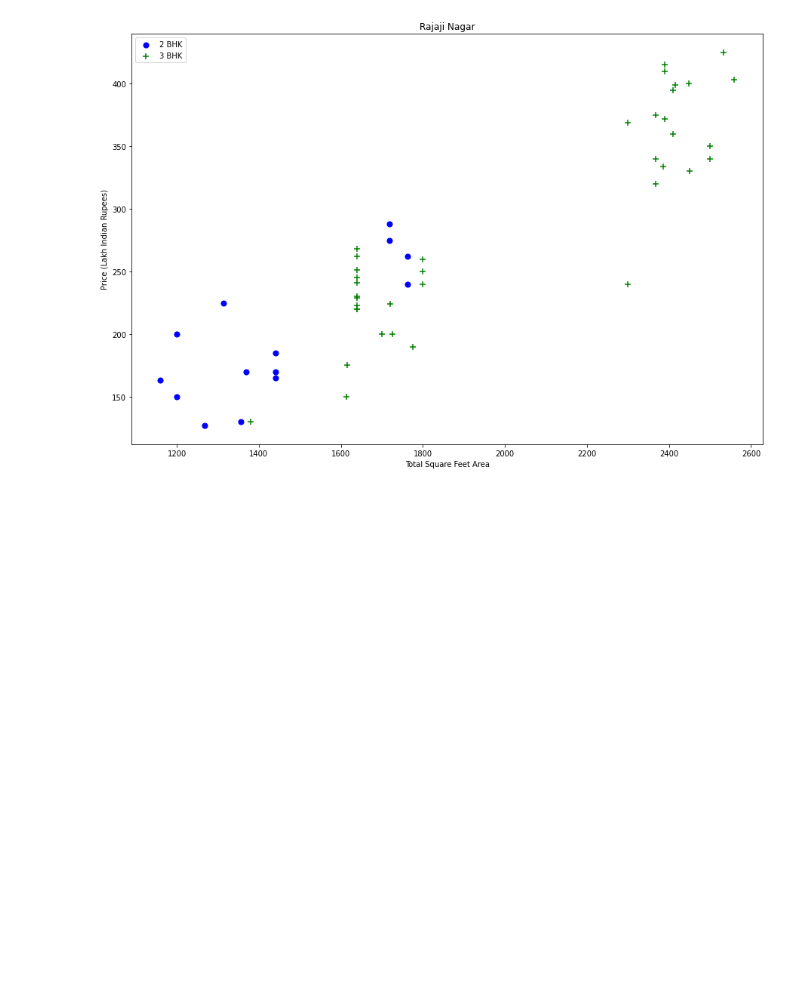
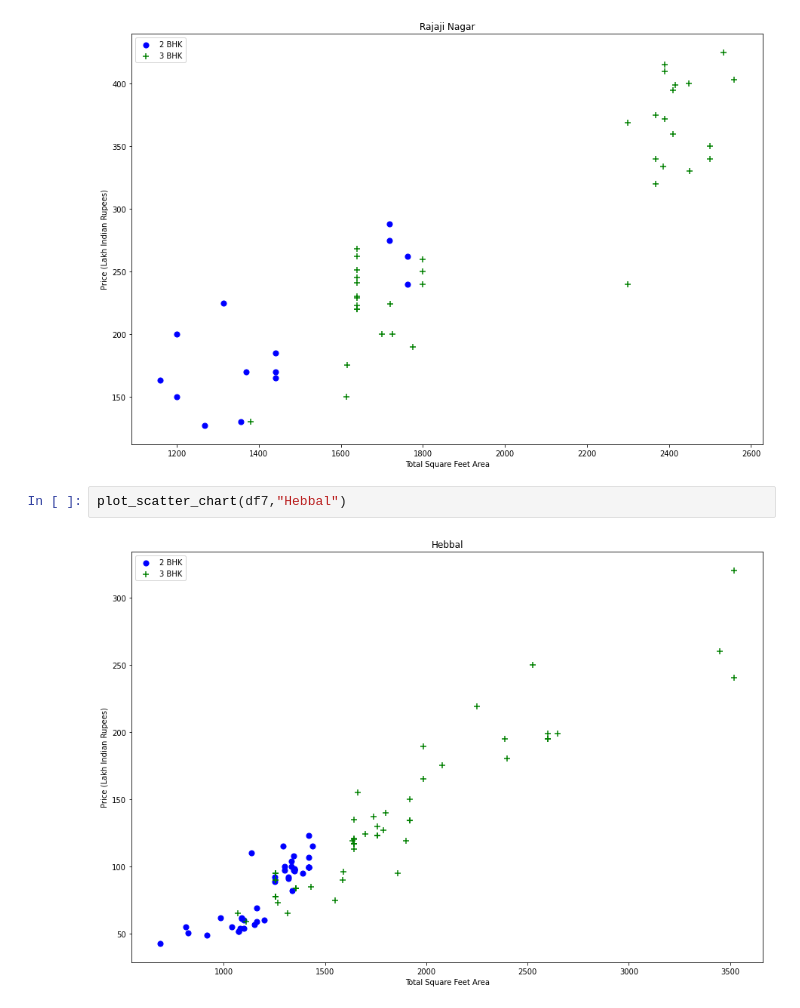
Before and after one commit to ritesh-chafer/Real-Estate-Price-Prediction, a Jupyter notebook: notebook.ipynb, the cells around one changed output. Drawn from its saved outputs; the diff is of its cells as text; blank space fills up the shorter version.

```diff
--- a/notebook.ipynb
+++ b/notebook.ipynb
@@ -409,3 +409,7 @@ def plot_scatter_chart(df,location):
 plot_scatter_chart(df7,"Rajaji Nagar")
 # %% [output]
 [figure]
+# %%
+plot_scatter_chart(df7,"Hebbal")
+# %% [output]
+[figure, added]
```
Also changed, not shown: parts of 11 cells of this notebook.
